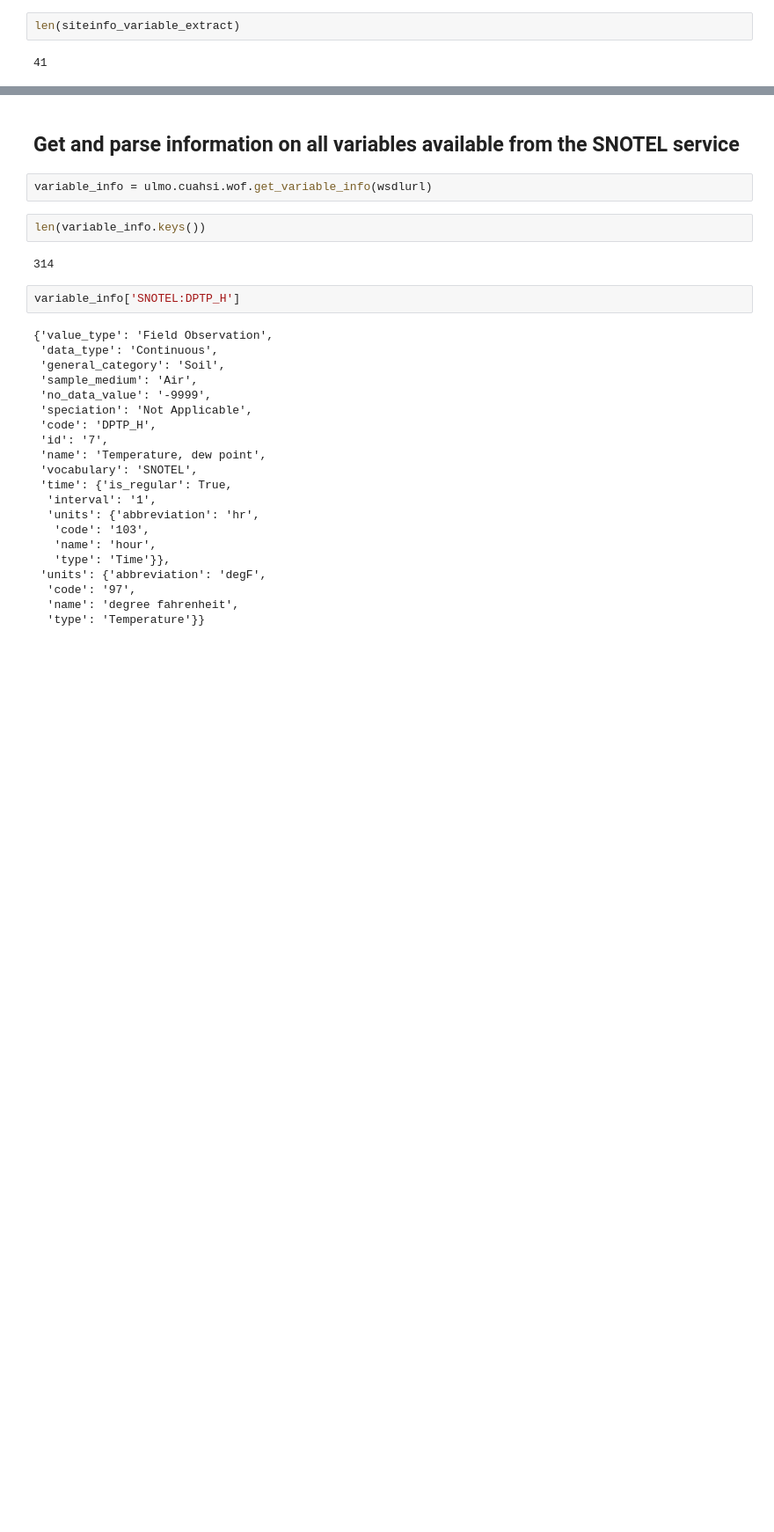
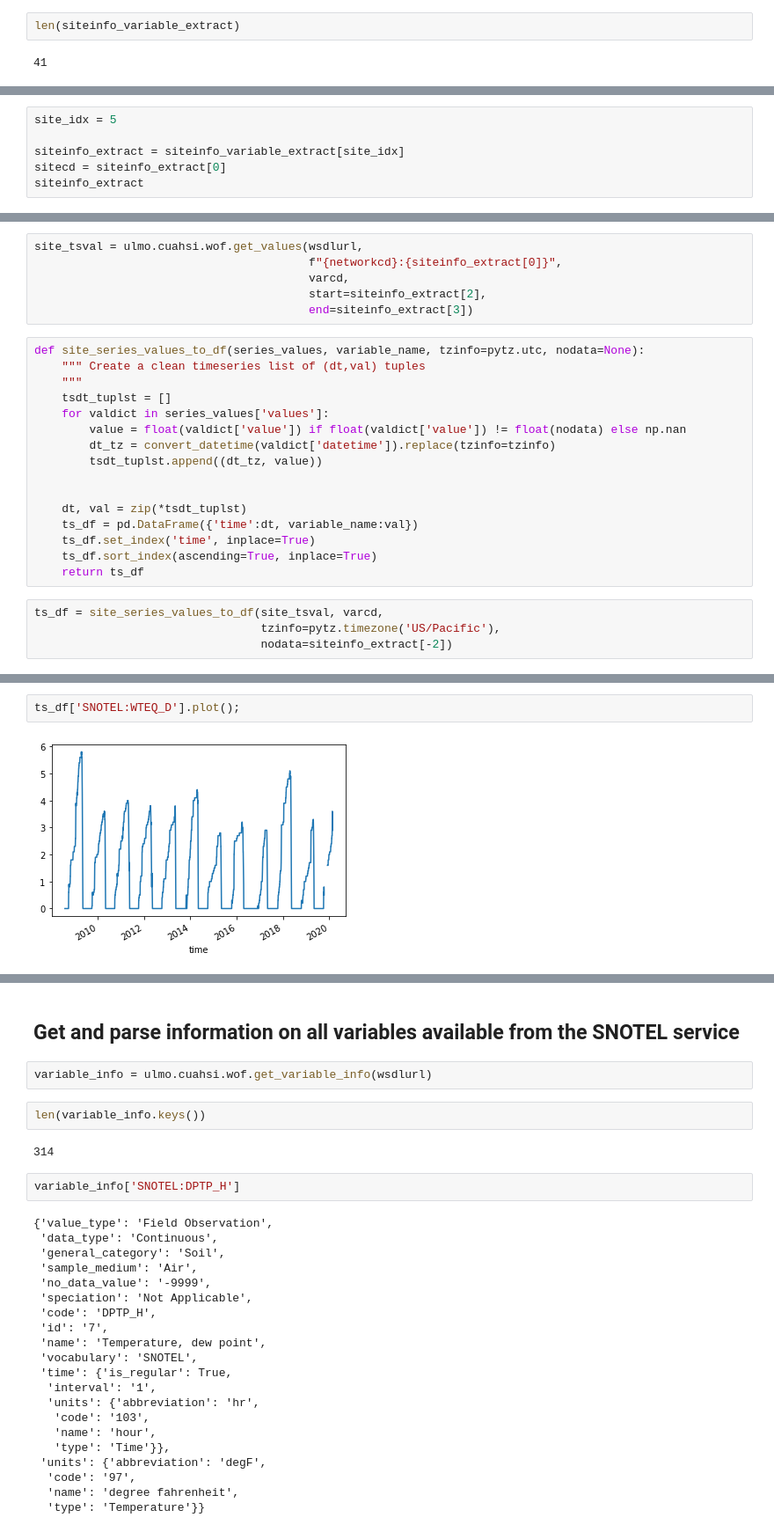
Before and after one commit to communitysnowobs/validation, a Jupyter notebook: SNOTEL_Alaska-from_ulmo_cuahsi.ipynb, the cells around one changed output, grey strips where cells are left out. Shown at 88% size. Drawn from its saved outputs; the diff is of its cells as text; blank space fills up the shorter version.

Commit message:
Update SNOTEL_Alaska-from_ulmo_cuahsi.ipynb
Added time series querying and plotting

```diff
--- a/SNOTEL_Alaska-from_ulmo_cuahsi.ipynb
+++ b/SNOTEL_Alaska-from_ulmo_cuahsi.ipynb
@@ -264,0 +274,6 @@ siteinfo_variable_extract
+# %%
+site_idx = 5
+
+siteinfo_extract = siteinfo_variable_extract[site_idx]
+sitecd = siteinfo_extract[0]
+siteinfo_extract
@@ -264,0 +287,26 @@ siteinfo_variable_extract
+# %%
+site_tsval = ulmo.cuahsi.wof.get_values(wsdlurl,
+                                        f"{networkcd}:{siteinfo_extract[0]}",
+                                        varcd,
+                                        start=siteinfo_extract[2],
+                                        end=siteinfo_extract[3])
+# %%
+def site_series_values_to_df(series_values, variable_name, tzinfo=pytz.utc, nodata=None):
+    """ Create a clean timeseries list of (dt,val) tuples
+    """
+    tsdt_tuplst = []
+    for valdict in series_values['values']:
+        value = float(valdict['value']) if float(valdict['value']) != float(nodata) else np.nan
+        dt_tz = convert_datetime(valdict['datetime']).replace(tzinfo=tzinfo)
+        tsdt_tuplst.append((dt_tz, value))
+
+
+    dt, val = zip(*tsdt_tuplst)
+    ts_df = pd.DataFrame({'time':dt, variable_name:val})
+    ts_df.set_index('time', inplace=True)
+    ts_df.sort_index(ascending=True, inplace=True)
+    return ts_df
+# %%
+ts_df = site_series_values_to_df(site_tsval, varcd,
+                                 tzinfo=pytz.timezone('US/Pacific'),
+                                 nodata=siteinfo_extract[-2])
@@ -264,0 +323,4 @@ siteinfo_variable_extract
+# %%
+ts_df['SNOTEL:WTEQ_D'].plot();
+# %% [output]
+[figure, added]
```
Also changed, not shown: parts of 11 cells of this notebook.
